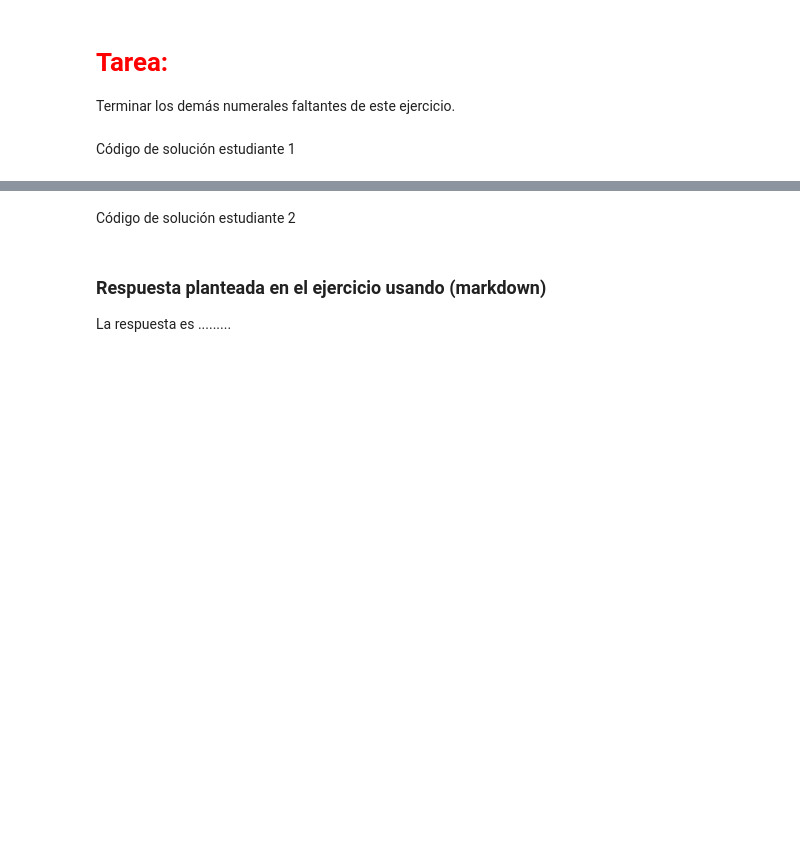
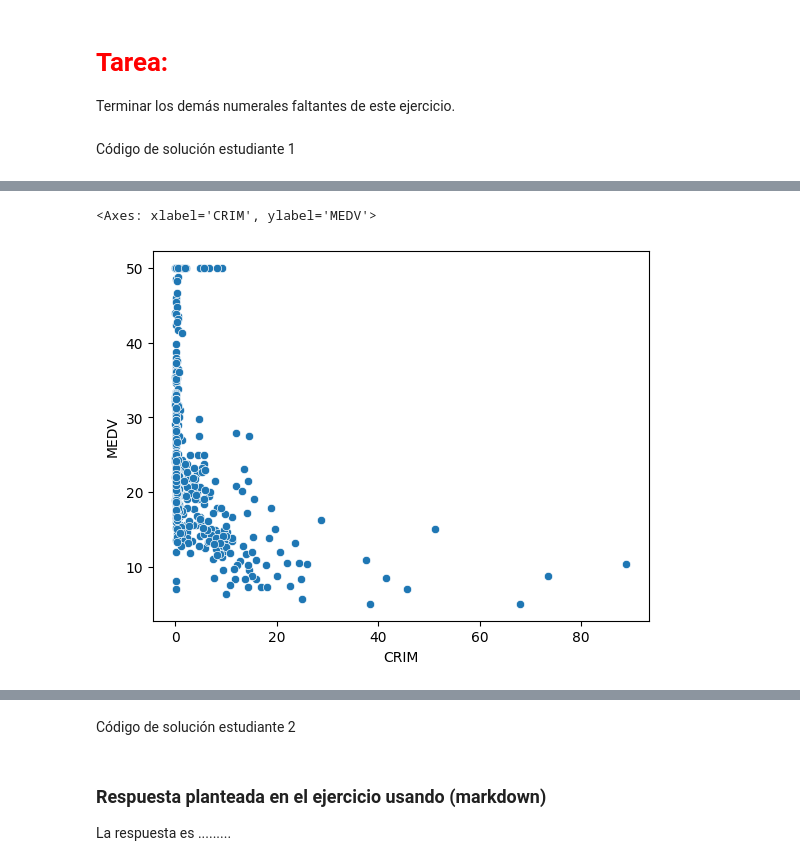
Before and after one commit to KalebAvila/ProyectoConjunto_KAAvila_MAMurguia, a Jupyter notebook: Tarea_4.ipynb, the cells around one changed output, grey strips where cells are left out. Cells and saved outputs as stored; diff of their text form; code cells hidden in the pictures; blank space fills up the shorter version.

```diff
--- a/Tarea_4.ipynb
+++ b/Tarea_4.ipynb
@@ -31,0 +93,7 @@ Código de solución estudiante 1
+# %%
+output_col = ['MEDV']
+features_cols = ['CRIM', 'ZN', 'INDUS', 'CHAS', 'NOX', 'RM', 'AGE', 'DIS', 'RAD', 'TAX', 'PTRATIO', 'LSTAT']
+sn.scatterplot(data, x=features_cols[0], y=output_col[0])
+# %% [output]
+<Axes: xlabel='CRIM', ylabel='MEDV'>
+[figure, added]
```
Also changed, not shown: parts of 35 cells of this notebook.
